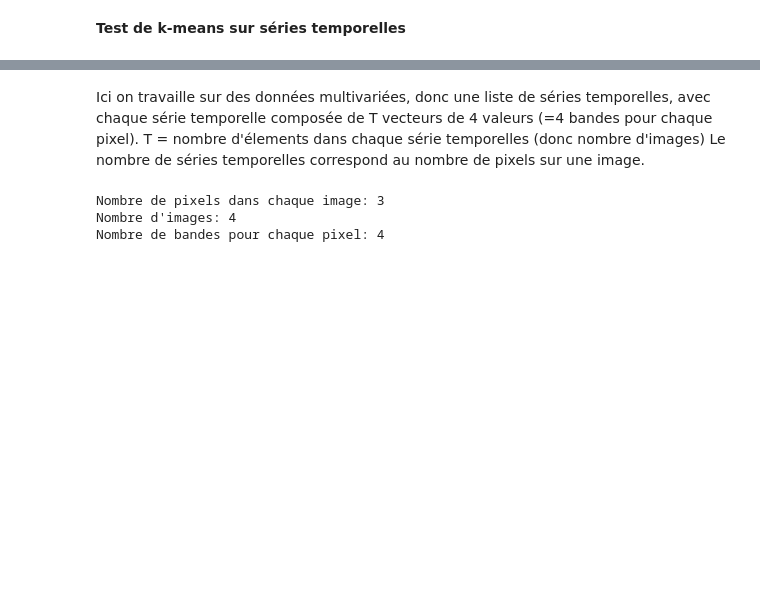
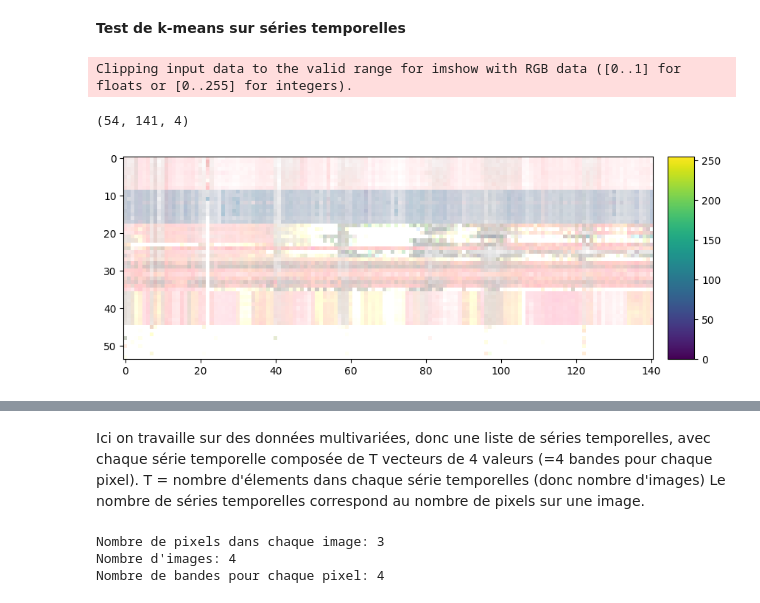
Before and after one commit to Projet-fil-rouge-IODAA/FilRouge_territoires, a Jupyter notebook: scripts/scripts_python/dtw_clustering_nada.ipynb, the cells around one changed output, grey strips where cells are left out. Cells and saved outputs as stored; diff of their text form; code cells hidden in the pictures; blank space fills up the shorter version.

```diff
--- a/scripts/scripts_python/dtw_clustering_nada.ipynb
+++ b/scripts/scripts_python/dtw_clustering_nada.ipynb
@@ -13 +15,3 @@ from scipy.spatial.distance import cosine
 from cookie_clusters import *
+# %%
+pixels_de_interet, dic_de_pixels = create_dic_pixels()
@@ -13,0 +35,33 @@ from cookie_clusters import *
+# %%
+list_to_use = all_images
+line = 0
+matrice_cubique = np.zeros((len(pixels_de_interet), len(list_to_use), 4))
+for image in list_to_use:
+    with rio.open(dir+'/'+image, 'r') as ds:
+        band1 = ds.read(1) # Nir
+        band2 = ds.read(2) # Rouge
+        band3 = ds.read(3) # Vert
+        band4 = ds.read(4) # Bleu
+    # Extraction of target pixels
+    for pixel,j in zip(pixels_de_interet, range(len(pixels_de_interet))):
+        matrice_cubique[j,line,0] = band1[pixel[0], pixel[1]]
+        matrice_cubique[j,line,1] = band2[pixel[0], pixel[1]]
+        matrice_cubique[j,line,2] = band3[pixel[0], pixel[1]]
+        matrice_cubique[j,line,3] = band4[pixel[0], pixel[1]]
+    line +=1
+# %%
+print(matrice_cubique.shape)
+#Looking for a pixels
+img = (matrice_cubique/8).astype(int)
+#grayImage = cv2.cvtColor(uint_img, cv2.COLOR_GRAY2BGR)
+plt.figure(figsize=(10,10))
+ax = plt.gca()
+im = ax.imshow(img)
+divider = make_axes_locatable(ax)
+cax = divider.append_axes("right", size="5%", pad=0.2)
+plt.colorbar(im, cax=cax)
+plt.show()
+# %% [output]
+Clipping input data to the valid range for imshow with RGB data ([0..1] for floats or [0..255] for integers).
+(54, 141, 4)
+[figure, added]
```
Also changed, not shown: parts of 8 cells of this notebook.
